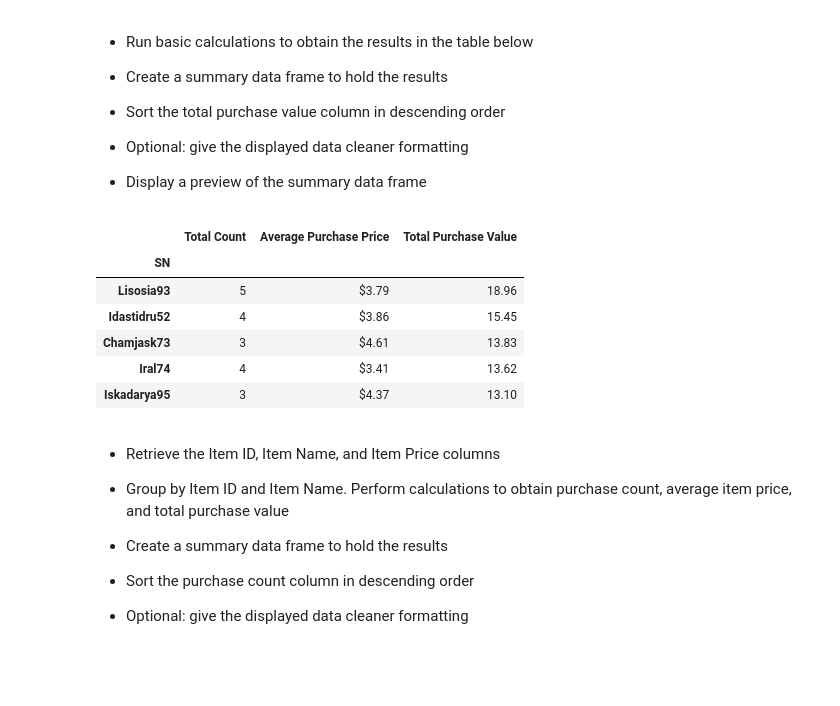
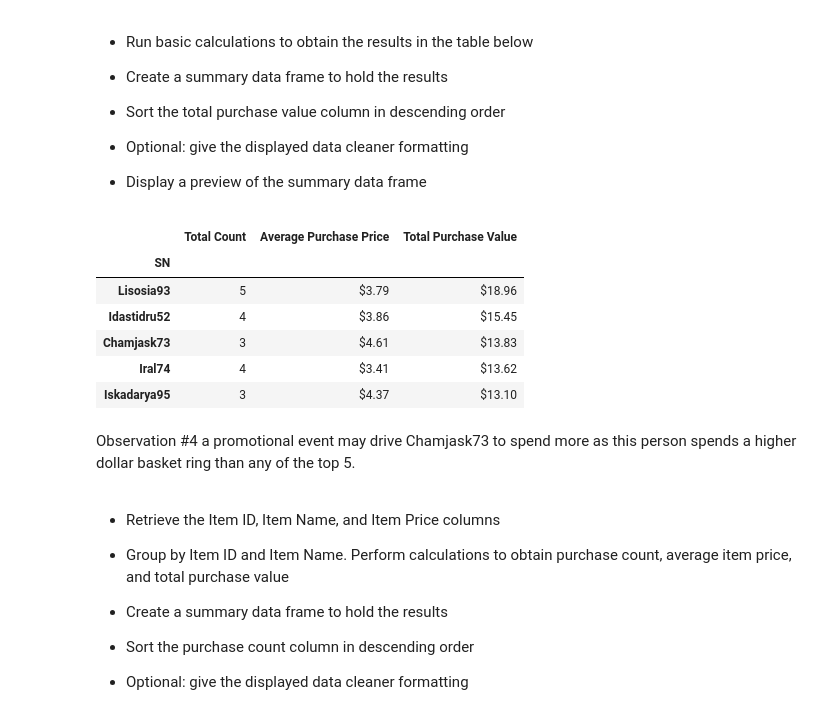
Before and after one commit to Adkim0321/Pandas-Challenge, a Jupyter notebook: pandas-challenge/HeroesOfPymoli/HeroesOfPymoli_starter.ipynb, the cells around one changed output. Saved outputs shown, nothing was run; the diff lists cells and outputs as text; code cells hidden in the pictures; blank space fills up the shorter version.

```diff
--- a/pandas-challenge/HeroesOfPymoli/HeroesOfPymoli_starter.ipynb
+++ b/pandas-challenge/HeroesOfPymoli/HeroesOfPymoli_starter.ipynb
@@ -313,21 +315,28 @@ age_range_sum_all_df
 # %%
 grouped_sn_df = data_file_df.groupby(["SN"])
 Top_Spender_df = pd.DataFrame({"Total Count" : grouped_sn_df["SN"].count(),
-                              "Average Purchase Price":grouped_sn_df["Price"].mean().apply(lambda x: f"${x:.02f}"),
+                              "Average Purchase Price":grouped_sn_df["Price"].mean(),
                               "Total Purchase Value":grouped_sn_df["Price"].sum()})
+
+Top_Spender_df
+
+Top_Spender_df.loc["Lisosia93",]
+
 Sorted_Top_Spender_df = Top_Spender_df.sort_values(["Total Purchase Value"], ascending = False)
-#Top_Spender_df["Total Purchase Value"] = Top_Spender_df["Total Purchase Value"].map("${:,.2f}".format)
-
+Sorted_Top_Spender_df["Total Purchase Value"] = Sorted_Top_Spender_df["Total Purchase Value"].map('${:,.2f}'.format)
+Sorted_Top_Spender_df["Average Purchase Price"] =Sorted_Top_Spender_df["Average Purchase Price"].map('${:,.2f}'.format)
 Sorted_Top_Spender_df.head()
 #.apply(lambda x: f"${x:.02f}")
 # %% [output]
 |  | Total Count | Average Purchase Price | Total Purchase Value |
 | SN |  |  |  |
-| Lisosia93 | 5 | $3.79 | 18.96 |
-| Idastidru52 | 4 | $3.86 | 15.45 |
-| Chamjask73 | 3 | $4.61 | 13.83 |
-| Iral74 | 4 | $3.41 | 13.62 |
-| Iskadarya95 | 3 | $4.37 | 13.10 |
+| Lisosia93 | 5 | $3.79 | $18.96 |
+| Idastidru52 | 4 | $3.86 | $15.45 |
+| Chamjask73 | 3 | $4.61 | $13.83 |
+| Iral74 | 4 | $3.41 | $13.62 |
+| Iskadarya95 | 3 | $4.37 | $13.10 |
+# %% [markdown]
+Observation #4 a promotional event may drive Chamjask73 to spend more as this person spends a higher dollar basket ring than any of the top 5.
 # %% [markdown]
 * Retrieve the Item ID, Item Name, and Item Price columns
 
```
Also changed, not shown: parts of 16 cells of this notebook.
